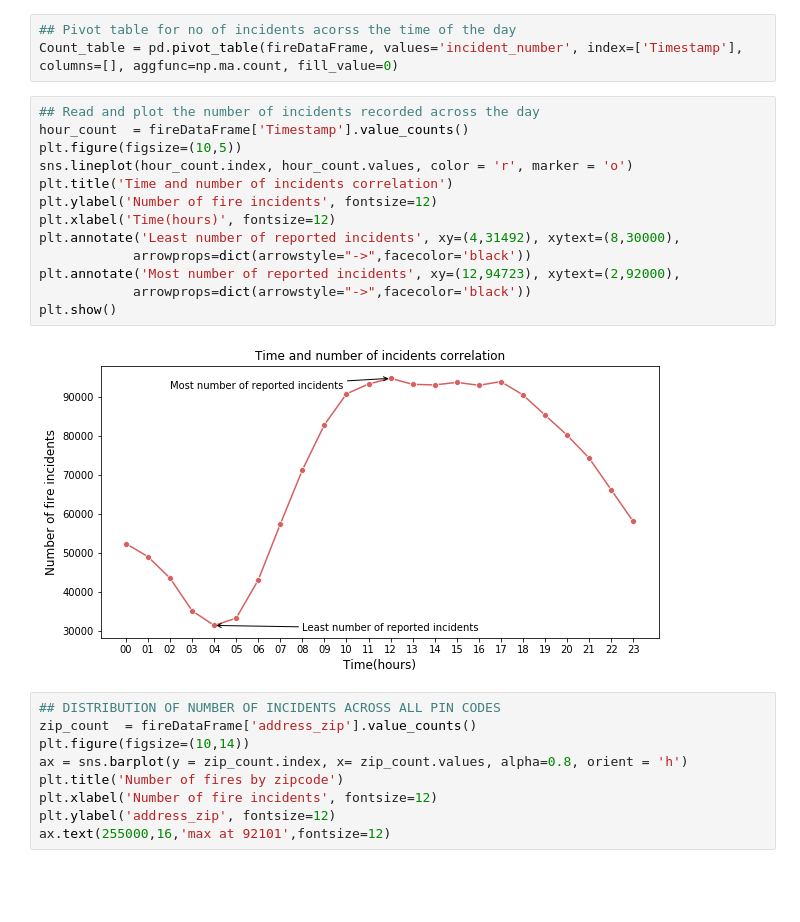
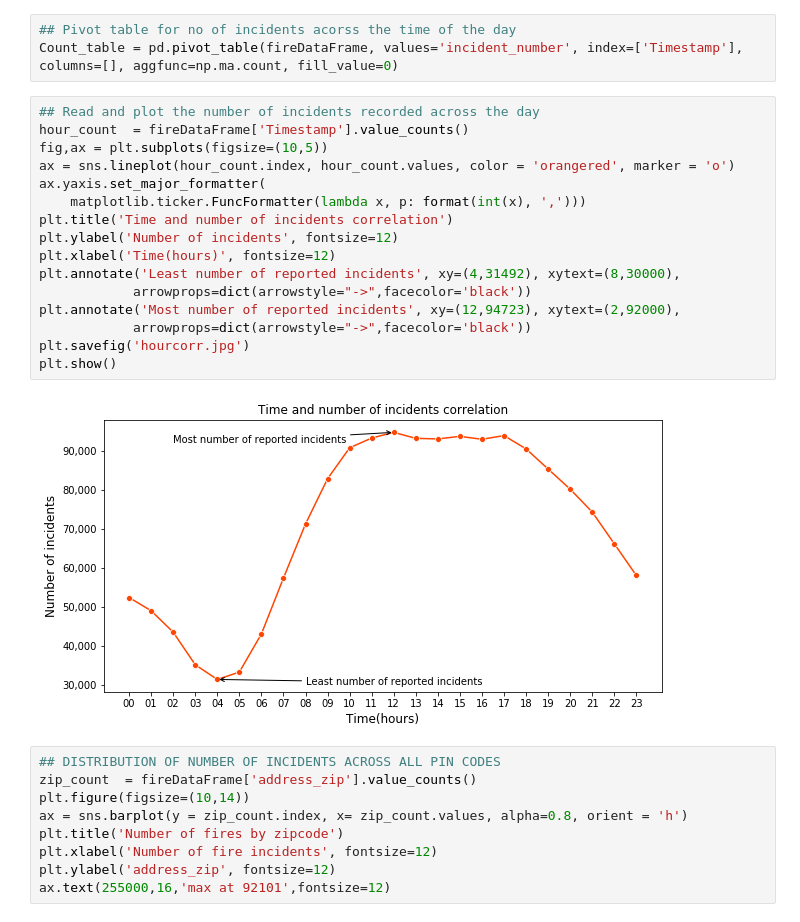
Before and after one commit to hundredball/ECE143_Project_Group24, a Jupyter notebook: ECE143.ipynb, the cells around one changed output. Saved outputs shown, nothing was run; the diff lists cells and outputs as text; blank space fills up the shorter version.

```diff
--- a/ECE143.ipynb
+++ b/ECE143.ipynb
@@ -234,18 +247,21 @@ Count_table = pd.pivot_table(fireDataFrame, values='incident_number', index=['Ti
 # %%
 ## Read and plot the number of incidents recorded across the day
 hour_count  = fireDataFrame['Timestamp'].value_counts()
-plt.figure(figsize=(10,5))
-sns.lineplot(hour_count.index, hour_count.values, color = 'r', marker = 'o')
+fig,ax = plt.subplots(figsize=(10,5))
+ax = sns.lineplot(hour_count.index, hour_count.values, color = 'orangered', marker = 'o')
+ax.yaxis.set_major_formatter(
+    matplotlib.ticker.FuncFormatter(lambda x, p: format(int(x), ',')))
 plt.title('Time and number of incidents correlation')
-plt.ylabel('Number of fire incidents', fontsize=12)
+plt.ylabel('Number of incidents', fontsize=12)
 plt.xlabel('Time(hours)', fontsize=12)
 plt.annotate('Least number of reported incidents', xy=(4,31492), xytext=(8,30000),
             arrowprops=dict(arrowstyle="->",facecolor='black'))
 plt.annotate('Most number of reported incidents', xy=(12,94723), xytext=(2,92000),
             arrowprops=dict(arrowstyle="->",facecolor='black'))
+plt.savefig('hourcorr.jpg')
 plt.show()
 # %% [output]
-[figure, old version]
+[figure, new version]
 # %%
 ## DISTRIBUTION OF NUMBER OF INCIDENTS ACROSS ALL PIN CODES
 zip_count  = fireDataFrame['address_zip'].value_counts()
```
Also changed, not shown: parts of 5 cells of this notebook.
